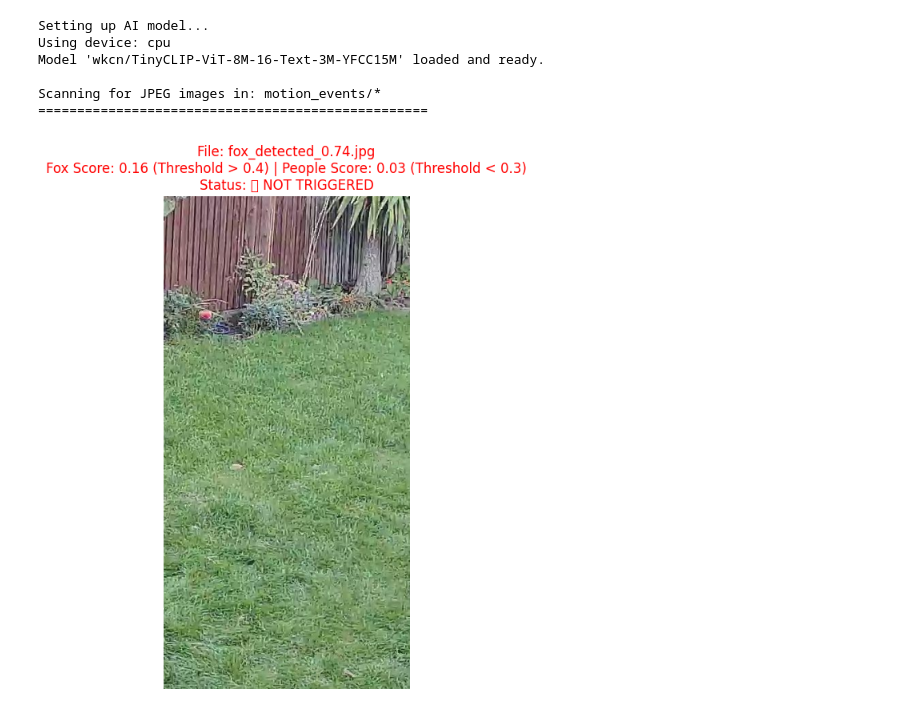
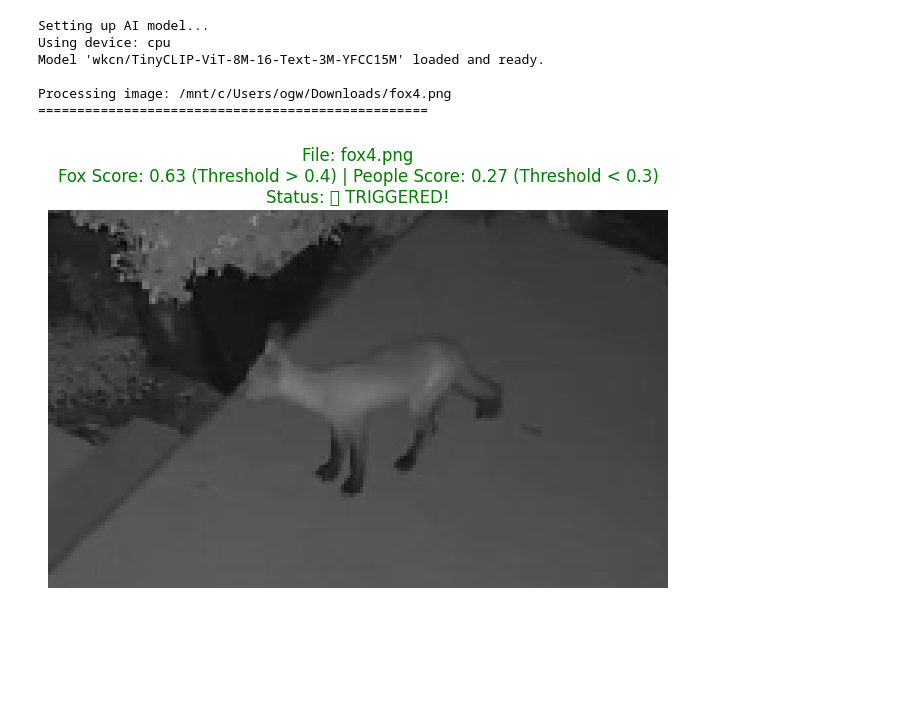
Before and after one commit to Delayed-Gitification/fox_streamlined, a Jupyter notebook: tinyclip_on_windows.ipynb, the cells around one changed output. Drawn from its saved outputs; the diff is of its cells as text; code cells hidden in the pictures; blank space fills up the shorter version.

```diff
--- a/tinyclip_on_windows.ipynb
+++ b/tinyclip_on_windows.ipynb
@@ -166,7 +3,6 @@ Successfully installed pandas-2.3.3 pytz-2025.2 tzdata-2025.2
 # 1. IMPORTS AND INITIAL SETUP
 # ==============================================================================
 import os
-import glob
 import cv2
 import torch
 import numpy as np
@@ -200,8 +36,7 @@ n_people_decoys = 6
 PROMPTS = [
     "man", "woman", "a person walking", "a photograph of a person",
     "people", "person wearing a jumper", "a photograph of a fox",
-    "a photograph of a dog", "an empty garden at night", "a car", 'grass', 'empty', 'nothing', 'plants',
-    'blurry image of nothing', 'a photograph of a cat'
+    "a photograph of a frog", "an empty garden at night", "a car"
 ]
 FOX_PROMPT_INDEX = PROMPTS.index("a photograph of a fox")
 
@@ -229,12 +64,10 @@ def score_image_against_prompts(image_frame, prompts):
 
 def display_image_with_results(image_frame, file_path, fox_score, people_score, is_triggered):
     """Displays the image inline with its scores and trigger status in the title."""
-    # Convert from OpenCV BGR to Matplotlib RGB for correct color display.
     rgb_image = cv2.cvtColor(image_frame, cv2.COLOR_BGR2RGB)
 
     plt.figure(figsize=(8, 8))
 
-    # Create the title text with all the relevant information.
     status_text = "✅ TRIGGERED!" if is_triggered else "❌ NOT TRIGGERED"
     title_color = 'green' if is_triggered else 'red'
 
@@ -248,62 +81,62 @@ def display_image_with_results(image_frame, file_path, fox_score, people_score,
     plt.imshow(rgb_image)
     plt.title(title, color=title_color, fontsize=12)
     plt.axis('off')
     plt.show()
 
 # ==============================================================================
 # 5. MAIN EXECUTION LOGIC
 # ==============================================================================
-def test_images_in_folder(image_folder):
-    """Loads images from a folder and runs the detection algorithm on them."""
-    print(f"\nScanning for JPEG images in: {image_folder}\n" + "="*50)
+def test_single_image(image_path):
+    """
+    Loads a single image and runs the fox detection algorithm on it.
+    """
+    print(f"\nProcessing image: {image_path}\n" + "="*50)
 
-    image_paths = glob.glob(os.path.join(image_folder, '**', '*.jpg'), recursive=True)
-
-    if not image_paths:
-        print(f"⚠️ No JPEG images found in '{image_folder}'. Please check the path.")
+    if not os.path.exists(image_path):
+        print(f"⚠️ ERROR: The file was not found at '{image_path}'. Please check the path.")
         return
 
-    triggered_count = 0
-    for path in image_paths:
-        image_frame = cv2.imread(path)
-        if image_frame is None:
-            print(f"Could not read image: {path}")
-            continue
+    image_frame = cv2.imread(image_path)
+    if image_frame is None:
+        print(f"Could not read the image file. Please check if it's a valid image.")
+        return
 
-        probabilities = score_image_against_prompts(image_frame, PROMPTS)
+    # Get the probability scores from the model.
+    probabilities = score_image_against_prompts(image_frame, PROMPTS)
 
-        fox_score = probabilities[FOX_PROMPT_INDEX]
-        people_scores_sum = np.sum(probabilities[:n_people_decoys])
+    # Extract the specific scores for the algorithm.
+    fox_score = probabilities[FOX_PROMPT_INDEX]
+    people_scores_sum = np.sum(probabilities[:n_people_decoys])
 
-        # Determine if the trigger conditions are met.
-        is_triggered = (fox_score > FOX_SCORE_THRESHOLD and
-                        people_scores_sum < PEOPLE_SUM_THRESHOLD)
+    # Determine if the trigger conditions are met.
+    is_triggered = (fox_score > FOX_SCORE_THRESHOLD and
+                    people_scores_sum < PEOPLE_SUM_THRESHOLD)
 
-        if is_triggered:
-            triggered_count += 1
+    # Display the image and the results.
+    display_image_with_results(image_frame, image_path, fox_score, people_scores_sum, is_triggered)
 
-        # Display the image and results inline.
-        display_image_with_results(image_frame, path, fox_score, people_scores_sum, is_triggered)
+    print("="*50 + "\nFinished.")
 
-        for thing, prob in zip(PROMPTS, probabilities):
-            print(f"{thing} {prob}")
-
-    print("="*50 + f"\nFinished. Total triggers: {triggered_count} out of {len(image_paths)} images.")
+    for thing, prob in zip(PROMPTS, probabilities):
+        print(f"{thing} {prob}")
 
 # ==============================================================================
 # 6. RUN THE TEST
 # ==============================================================================
 if __name__ == '__main__':
     # --- IMPORTANT: EDIT THIS PATH ---
-    # Point this to the folder containing your test JPEG images.
-    IMAGE_FOLDER_TO_TEST = r"motion_events/*"
+    # Point this to the single image file you want to test.
+    # 🦊 EXAMPLE for Windows: IMAGE_PATH_TO_TEST = r"C:\Users\YourUsername\Desktop\fox.jpg"
+    # 🦊 EXAMPLE for Mac/Linux: IMAGE_PATH_TO_TEST = "/home/your_username/pictures/fox.jpg"
 
-    test_images_in_folder(IMAGE_FOLDER_TO_TEST)
+    IMAGE_PATH_TO_TEST = r"/mnt/c/Users/ogw/Downloads/fox4.png"
+
+    test_single_image(IMAGE_PATH_TO_TEST)
 # %% [output]
 Setting up AI model...
 Using device: cpu
 Model 'wkcn/TinyCLIP-ViT-8M-16-Text-3M-YFCC15M' loaded and ready.
 
-Scanning for JPEG images in: motion_events/*
+Processing image: /mnt/c/Users/ogw/Downloads/fox4.png
 ==================================================
-[figure, old version]
+[figure, new version]
```
Also changed, not shown: parts of 3 cells of this notebook, 1 other file.
